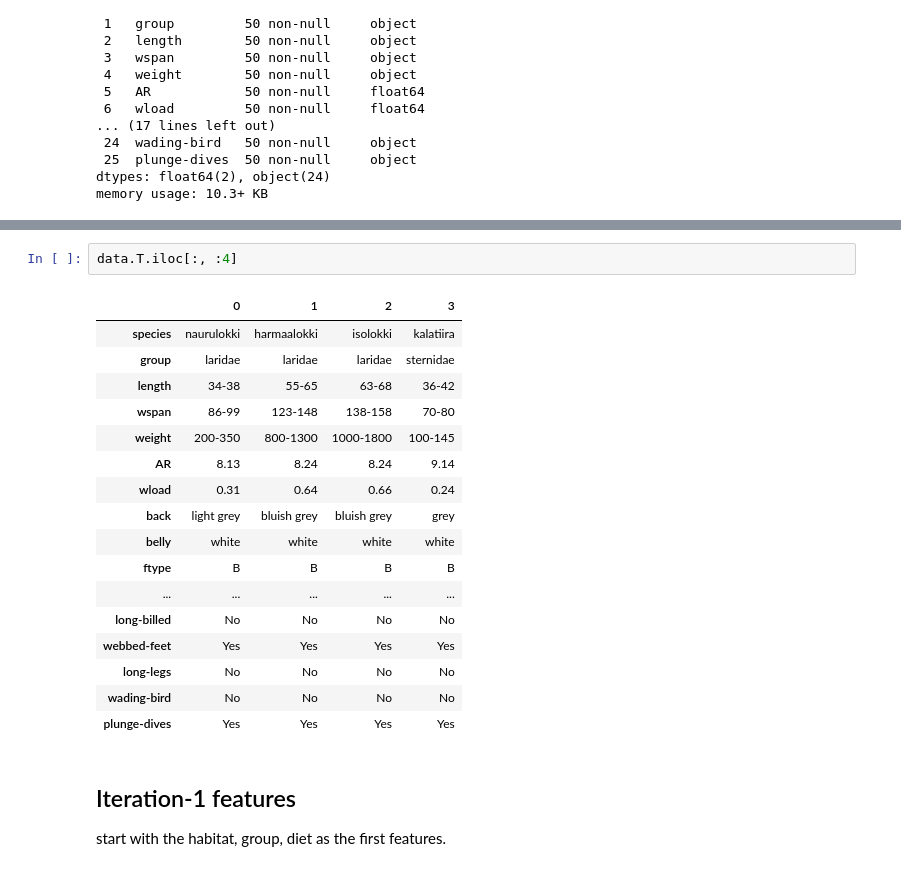
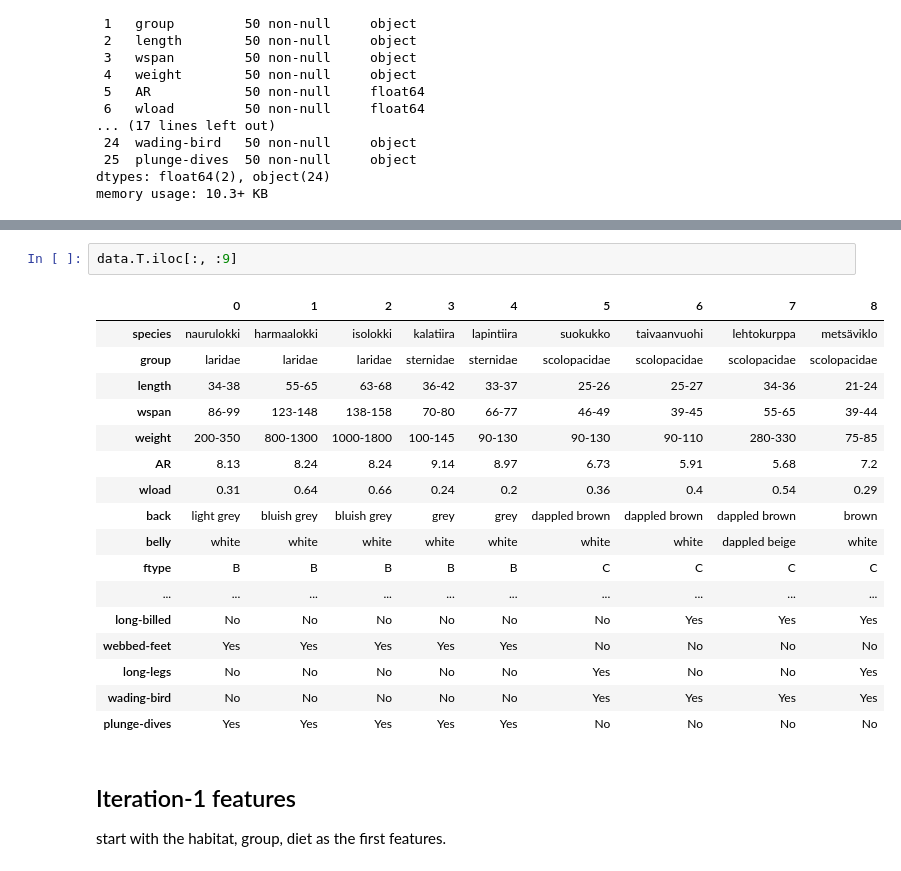
Before and after one commit to ancuongnguyen07/CS-E4650, a Jupyter notebook: hw3/code/solution_hw3.ipynb, the cells around one changed output, grey strips where cells are left out. Cells and saved outputs as stored; diff of their text form.

```diff
--- a/hw3/code/solution_hw3.ipynb
+++ b/hw3/code/solution_hw3.ipynb
@@ -51,23 +31,23 @@ dtype: object
 # %%
-data.T.iloc[:, :4]
+data.T.iloc[:, :9]
 # %% [output]
-|  | 0 | 1 | 2 | 3 |
-| species | naurulokki | harmaalokki | isolokki | kalatiira |
-| group | laridae | laridae | laridae | sternidae |
-| length | 34-38 | 55-65 | 63-68 | 36-42 |
-| wspan | 86-99 | 123-148 | 138-158 | 70-80 |
-| weight | 200-350 | 800-1300 | 1000-1800 | 100-145 |
-| AR | 8.13 | 8.24 | 8.24 | 9.14 |
-| wload | 0.31 | 0.64 | 0.66 | 0.24 |
-| back | light grey | bluish grey | bluish grey | grey |
-| belly | white | white | white | white |
-| ftype | B | B | B | B |
-| ... | ... | ... | ... | ... |
-| long-billed | No | No | No | No |
-| webbed-feet | Yes | Yes | Yes | Yes |
-| long-legs | No | No | No | No |
-| wading-bird | No | No | No | No |
-| plunge-dives | Yes | Yes | Yes | Yes |
+|  | 0 | 1 | 2 | 3 | 4 | 5 | 6 | 7 | 8 |
+| species | naurulokki | harmaalokki | isolokki | kalatiira | lapintiira | suokukko | taivaanvuohi | lehtokurppa | metsäviklo |
+| group | laridae | laridae | laridae | sternidae | sternidae | scolopacidae | scolopacidae | scolopacidae | scolopacidae |
+| length | 34-38 | 55-65 | 63-68 | 36-42 | 33-37 | 25-26 | 25-27 | 34-36 | 21-24 |
+| wspan | 86-99 | 123-148 | 138-158 | 70-80 | 66-77 | 46-49 | 39-45 | 55-65 | 39-44 |
+| weight | 200-350 | 800-1300 | 1000-1800 | 100-145 | 90-130 | 90-130 | 90-110 | 280-330 | 75-85 |
+| AR | 8.13 | 8.24 | 8.24 | 9.14 | 8.97 | 6.73 | 5.91 | 5.68 | 7.2 |
+| wload | 0.31 | 0.64 | 0.66 | 0.24 | 0.2 | 0.36 | 0.4 | 0.54 | 0.29 |
+| back | light grey | bluish grey | bluish grey | grey | grey | dappled brown | dappled brown | dappled brown | brown |
+| belly | white | white | white | white | white | white | white | dappled beige | white |
+| ftype | B | B | B | B | B | C | C | C | C |
+| ... | ... | ... | ... | ... | ... | ... | ... | ... | ... |
+| long-billed | No | No | No | No | No | No | Yes | Yes | Yes |
+| webbed-feet | Yes | Yes | Yes | Yes | Yes | No | No | No | No |
+| long-legs | No | No | No | No | No | Yes | No | No | Yes |
+| wading-bird | No | No | No | No | No | Yes | Yes | Yes | Yes |
+| plunge-dives | Yes | Yes | Yes | Yes | Yes | No | No | No | No |
 # %% [markdown]
 ## Iteration-1 features
 
```
Also changed, not shown: parts of 17 cells of this notebook.
